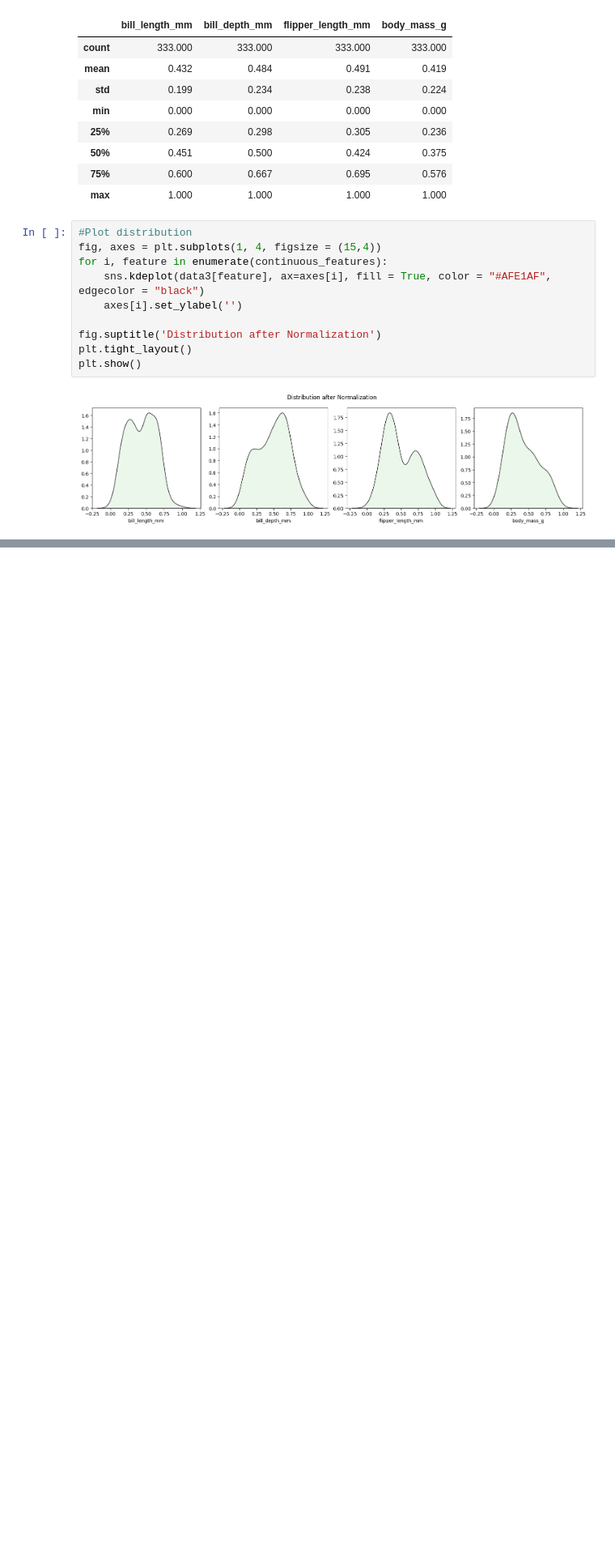
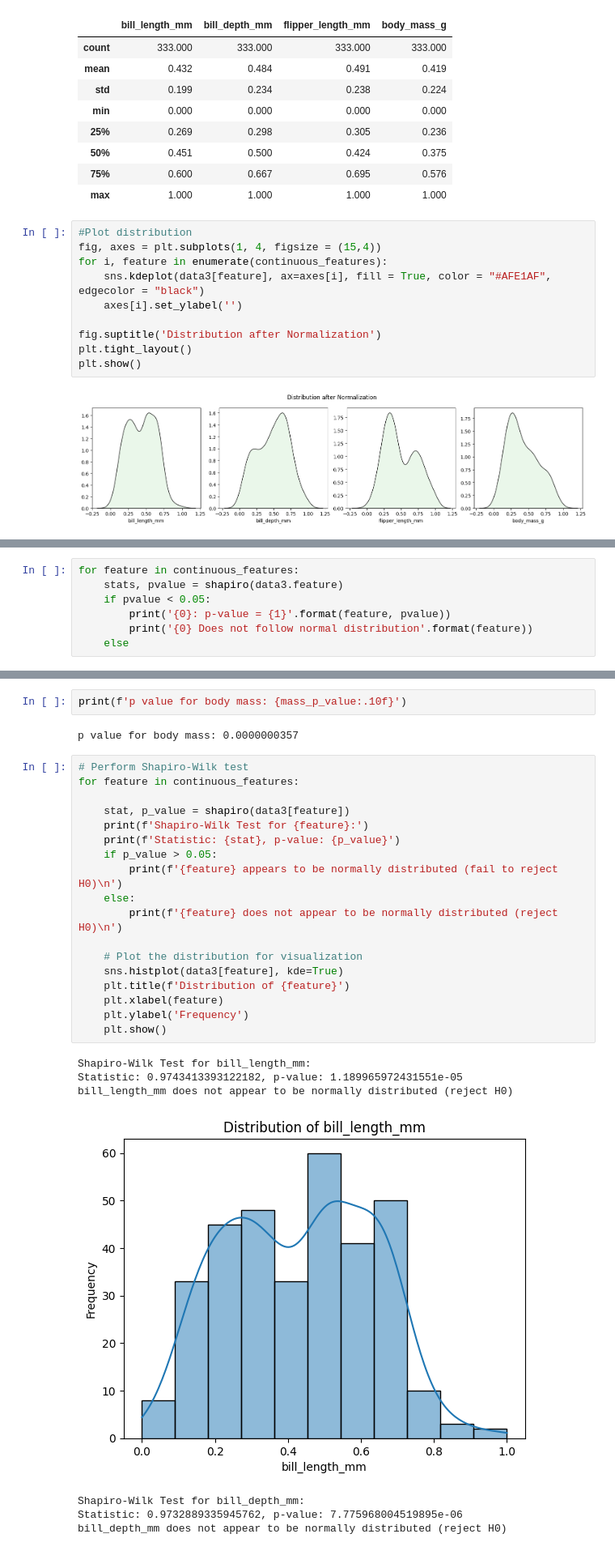
Before and after one commit to Cshefali/Data-Analysis-And-Viz-Python, a Jupyter notebook: Palmer Penguins Data/descriptive_stats_and_correlation_analysis.ipynb, the cells around one changed output, grey strips where cells are left out. Shown at 81% size. Saved outputs shown, nothing was run; the diff lists cells and outputs as text; blank space fills up the shorter version.

Commit message:
add stat tests

```diff
--- a/Palmer Penguins Data/descriptive_stats_and_correlation_analysis.ipynb
+++ b/Palmer Penguins Data/descriptive_stats_and_correlation_analysis.ipynb
@@ -428,0 +441,7 @@ plt.show()
+# %%
+for feature in continuous_features:
+    stats, pvalue = shapiro(data3.feature)
+    if pvalue < 0.05:
+        print('{0}: p-value = {1}'.format(feature, pvalue))
+        print('{0} Does not follow normal distribution'.format(feature))
+    else
@@ -428,0 +458,30 @@ plt.show()
+# %%
+print(f'p value for body mass: {mass_p_value:.10f}')
+# %% [output]
+p value for body mass: 0.0000000357
+# %%
+# Perform Shapiro-Wilk test
+for feature in continuous_features:
+
+    stat, p_value = shapiro(data3[feature])
+    print(f'Shapiro-Wilk Test for {feature}:')
+    print(f'Statistic: {stat}, p-value: {p_value}')
+    if p_value > 0.05:
+        print(f'{feature} appears to be normally distributed (fail to reject H0)\n')
+    else:
+        print(f'{feature} does not appear to be normally distributed (reject H0)\n')
+
+    # Plot the distribution for visualization
+    sns.histplot(data3[feature], kde=True)
+    plt.title(f'Distribution of {feature}')
+    plt.xlabel(feature)
+    plt.ylabel('Frequency')
+    plt.show()
+# %% [output]
+Shapiro-Wilk Test for bill_length_mm:
+Statistic: 0.9743413393122182, p-value: 1.189965972431551e-05
+bill_length_mm does not appear to be normally distributed (reject H0)
+[figure, added]
+Shapiro-Wilk Test for bill_depth_mm:
+Statistic: 0.9732889335945762, p-value: 7.775968004519895e-06
+bill_depth_mm does not appear to be normally distributed (reject H0)
```
Also changed, not shown: parts of 9 cells of this notebook.
